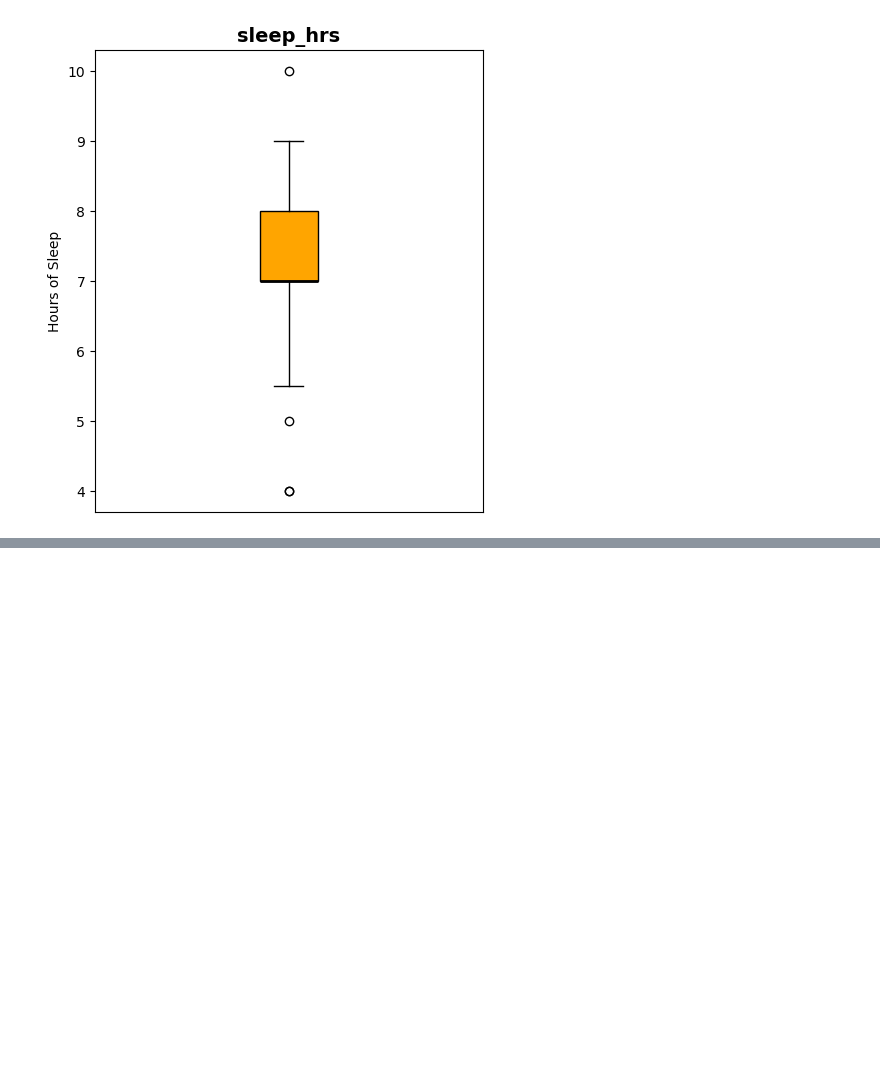
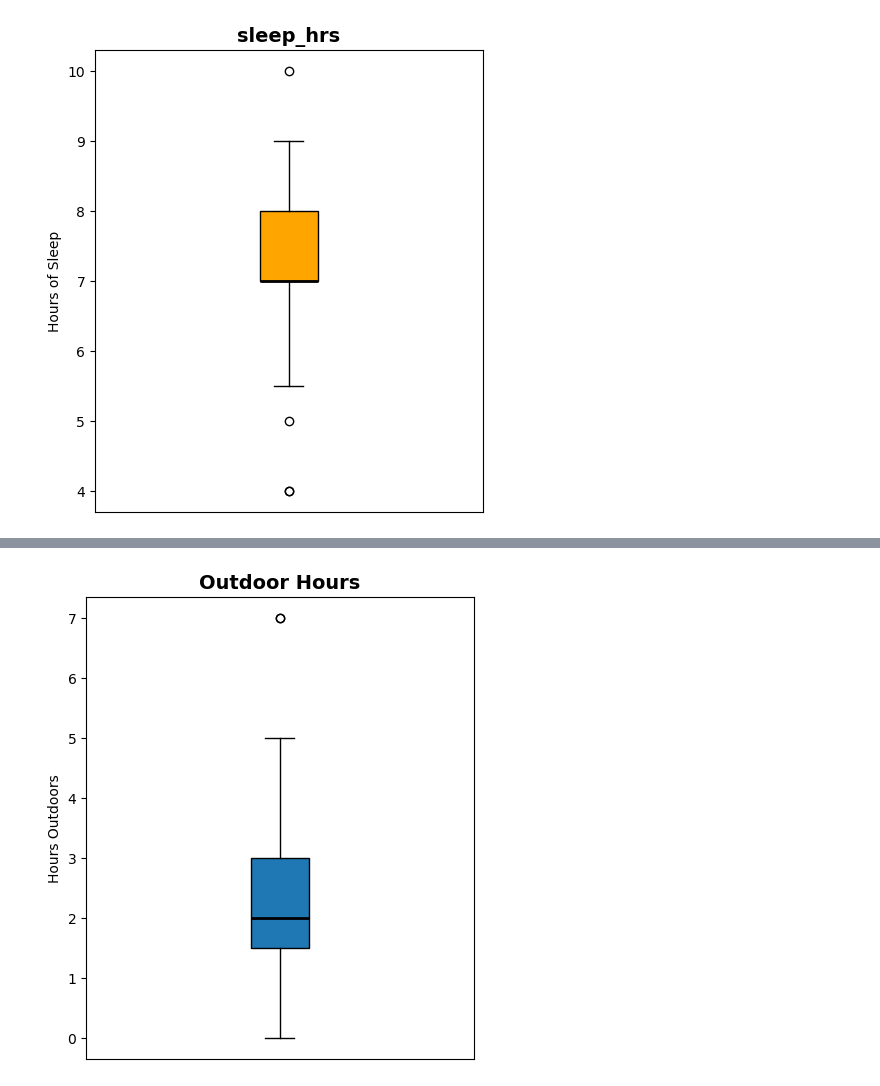
Before and after one commit to rde6mn/Machine-Learning-1, a Jupyter notebook: Homework 1/datacleaning.ipynb, the cells around one changed output, grey strips where cells are left out. Drawn from its saved outputs; the diff is of its cells as text; code cells hidden in the pictures; blank space fills up the shorter version.

```diff
--- a/Homework 1/datacleaning.ipynb
+++ b/Homework 1/datacleaning.ipynb
@@ -989,0 +1028,21 @@ plt.show()
+# %%
+import matplotlib.pyplot as plt
+
+plt.figure(figsize=(5, 6))
+bp = plt.boxplot(df['outdoor_hrs'].dropna(), patch_artist=True)
+
+# Color the box blue
+
+
+# Make median line black
+for median in bp['medians']:
+    median.set(color='black', linewidth=2)
+
+# Remove x-ticks
+plt.xticks([])
+
+plt.title("Outdoor Hours", fontsize=14, weight='bold')
+plt.ylabel("Hours Outdoors")
+plt.show()
+# %% [output]
+[figure, added]
```
Also changed, not shown: parts of 5 cells of this notebook.
